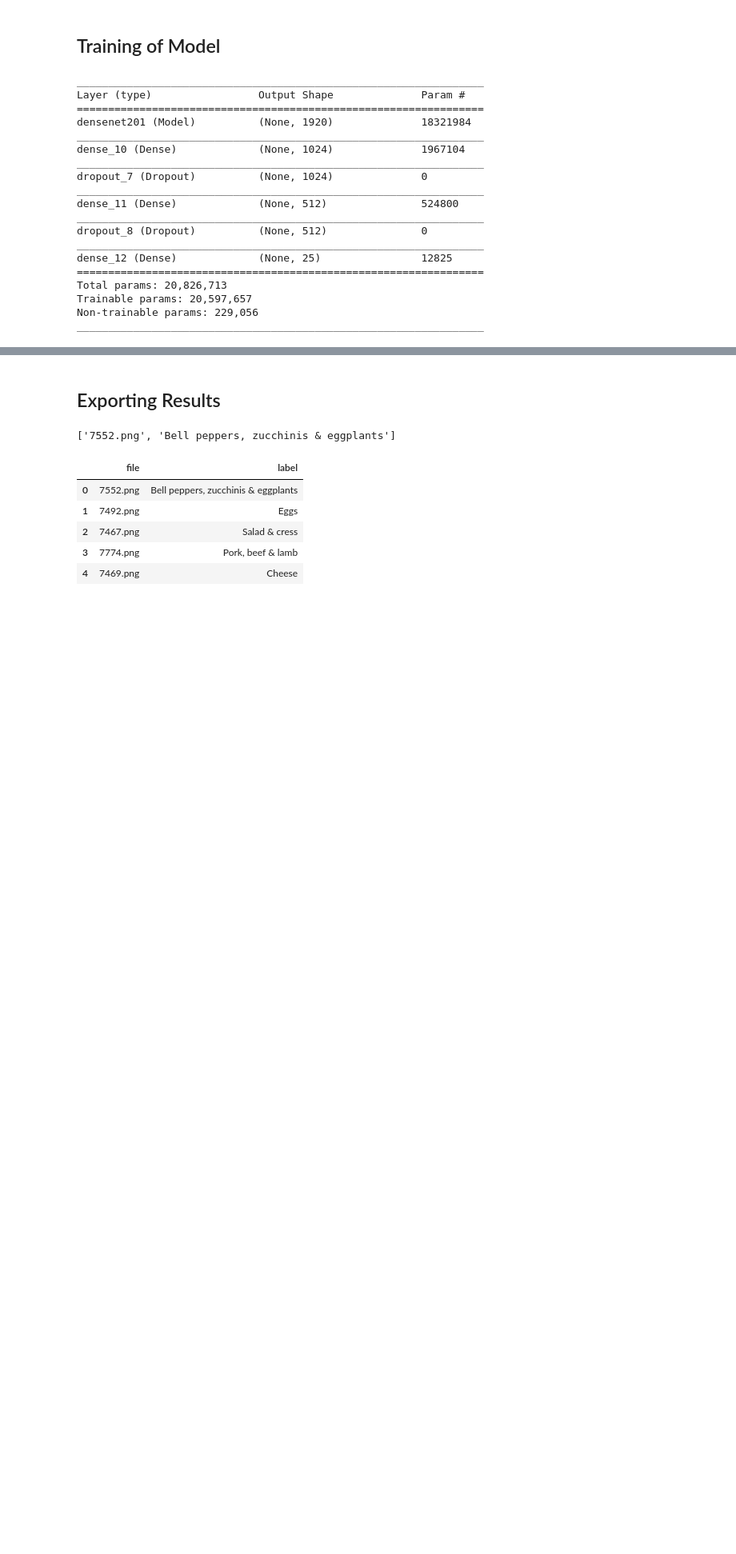
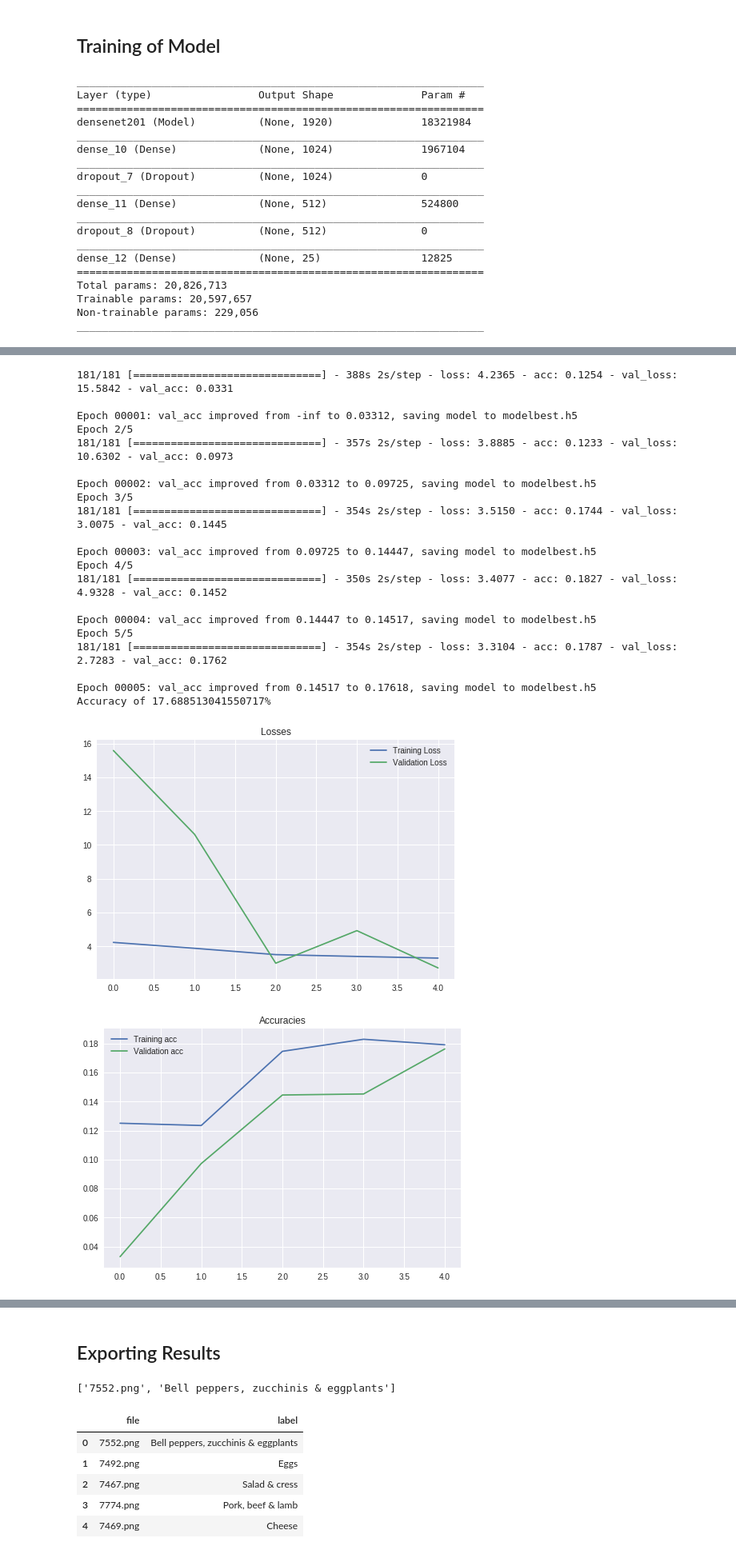
Before and after one commit to Younes-Charfaoui/Picnic-Hackathon, a Jupyter notebook: Picnic_Hackathon.ipynb, the cells around one changed output, grey strips where cells are left out. Shown at 80% size. Saved outputs shown, nothing was run; the diff lists cells and outputs as text; code cells hidden in the pictures; blank space fills up the shorter version.

```diff
--- a/Picnic_Hackathon.ipynb
+++ b/Picnic_Hackathon.ipynb
@@ -121,7 +135,7 @@ for i in range(32):
 # helper functions
 def train_model(model, epochs, name = "model", generator = True):
   early_stopping = EarlyStopping(patience=9)
-  checkpointer = ModelCheckpoint(name + 'best.h5', verbose=1, save_best_only=True)
+  checkpointer = ModelCheckpoint(name + 'best.h5', monitor='val_acc', verbose=1, save_best_only=True)
   if generator:
     history = model.fit_generator(train_generator, epochs= epochs,
                                   steps_per_epoch= step_epochs,
@@ -259,10 +286,7 @@ show_model('mobilenet')
 def make_model(name, weight = 'imagenet', pool = 'avg'):
   model = Sequential()
   if name == 'resnet':
-    resnet = ResNet50(include_top=False, weights= weight, pooling= pool)
-    for layer in resnet.layers:
-        layer.trainable=False
-    model.add(resnet)
+    model.add(ResNet50(include_top=False, weights= weight, pooling= pool))
   if name == 'xception':
     xception = Xception(include_top=False, weights= weight, pooling= pool)
     for layer in xception.layers[:-9]:
@@ -284,7 +308,10 @@ def make_model(name, weight = 'imagenet', pool = 'avg'):
   elif name == 'vgg19':
     model.add(VGG19(include_top=False, weights= weight, pooling= pool))
   elif name == 'inception_v3':
-    model.add(InceptionV3(include_top = False, weights= weight, input_shape=(224,224,3), pooling = pool))
+    incpetion = InceptionV3(include_top = False, weights= weight, input_shape=(224,224,3), pooling = pool)
+    for layer in incpetion.layers[:-18]:
+        layer.trainable = False
+    model.add(incpetion)
   elif name == 'inception_resnet_v3':
     model.add(InceptionResNetV2(include_top = False, weights= weight, input_shape=(224,224,3), pooling = pool))
   elif name == 'nasnet_large':
@@ -329,5 +356,6 @@ _________________________________________________________________
 # %%
 train_model(model , 5)
 # %%
-model = make_model('resnet')
+model = make_model('resnet', pool= 'max')
 train_model(model , 5)
+# %% [output]
@@ -334,3 +379,25 @@ train_model(model , 5)
+181/181 [==============================] - 388s 2s/step - loss: 4.2365 - acc: 0.1254 - val_loss: 15.5842 - val_acc: 0.0331
+
+Epoch 00001: val_acc improved from -inf to 0.03312, saving model to modelbest.h5
+Epoch 2/5
+181/181 [==============================] - 357s 2s/step - loss: 3.8885 - acc: 0.1233 - val_loss: 10.6302 - val_acc: 0.0973
+
+Epoch 00002: val_acc improved from 0.03312 to 0.09725, saving model to modelbest.h5
+Epoch 3/5
+181/181 [==============================] - 354s 2s/step - loss: 3.5150 - acc: 0.1744 - val_loss: 3.0075 - val_acc: 0.1445
+
+Epoch 00003: val_acc improved from 0.09725 to 0.14447, saving model to modelbest.h5
+Epoch 4/5
+181/181 [==============================] - 350s 2s/step - loss: 3.4077 - acc: 0.1827 - val_loss: 4.9328 - val_acc: 0.1452
+
+Epoch 00004: val_acc improved from 0.14447 to 0.14517, saving model to modelbest.h5
+Epoch 5/5
+181/181 [==============================] - 354s 2s/step - loss: 3.3104 - acc: 0.1787 - val_loss: 2.7283 - val_acc: 0.1762
+
+Epoch 00005: val_acc improved from 0.14517 to 0.17618, saving model to modelbest.h5
+Accuracy of 17.688513041550717%
+[figure, added]
+[figure, added]
 # %%
 model = make_model('nasnet')
 train_model(model , 50)
```
Also changed, not shown: parts of 18 cells of this notebook.
